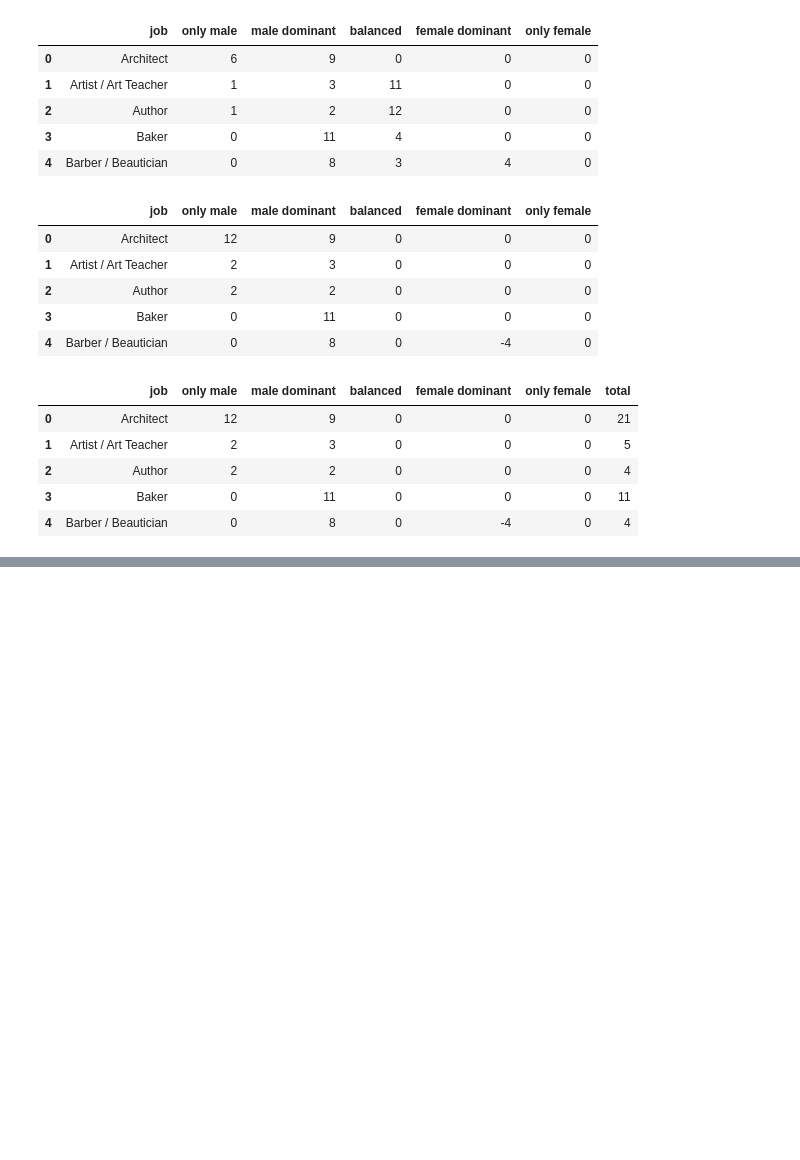
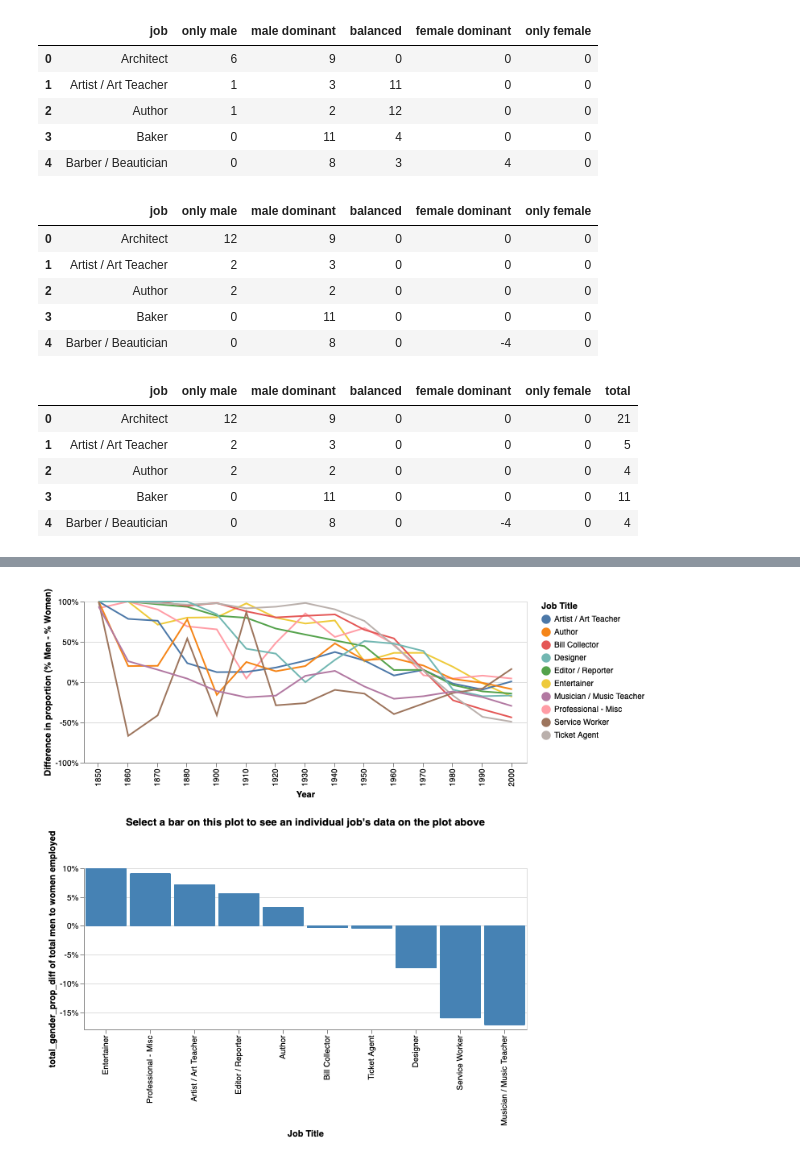
Before and after one commit to UBC-MDS/DSCI532_Group210_JobsAnalysis, a Jupyter notebook: test_code/figure_2_wrangling.ipynb, the cells around one changed output, grey strips where cells are left out. Cells and saved outputs as stored; diff of their text form; code cells hidden in the pictures; blank space fills up the shorter version.

```diff
--- a/test_code/figure_2_wrangling.ipynb
+++ b/test_code/figure_2_wrangling.ipynb
@@ -223 +242,69 @@ alt.vconcat(
+# %%
+top_9_balanced_jobs = total_gender_prop_diffs_df.sort_values(by = 'total_gender_prop_diff', ascending = False).query("total_gender_prop_diff < 0.1 and total_gender_prop_diff > -0.2 ")
+source = top_9_balanced_jobs.merge(jobs_tidy, how = 'inner', on = 'job')
+
+pts = alt.selection(type="single", encodings=['x'])
+
+lin = alt.Chart(source).mark_line().encode(
+    alt.X('year:O', title='Year'),
+    alt.Y('gender_prop_diff:Q',
+          title="Difference in proportion (% Men - % Women)",
+          scale=alt.Scale(domain=[-1,1]),
+          axis=alt.Axis(format='%')),
+    alt.Color('job:N', title= "Job Title")
+
+).transform_filter(
+    pts
+).properties(
+    width=550,
+    height=200
+)
+
+label = alt.selection_single(
+    encodings=['x'], # limit selection to x-axis value
+    on='mouseover',  # select on mouseover events
+    nearest=True,    # select data point nearest the cursor
+    empty='none'     # empty selection includes no data points
+)
+
+lin_w_interaction = alt.layer(
+    lin, # base line chart
+        alt.Chart().mark_rule(color='#aaa').encode(
+        x='year:O'
+    ).transform_filter(label),
+    lin.mark_circle().encode(
+        opacity=alt.condition(label, alt.value(1), alt.value(0))
+    ).add_selection(label),
+    lin.mark_text(align='left', dx=5, dy=-5, stroke='white', strokeWidth=2).encode(
+        text=alt.Text('gender_prop_diff:Q',format='.2%')
+    ).transform_filter(label),
+     lin.mark_text(align='left', dx=5, dy=-5).encode(
+        text=alt.Text('gender_prop_diff:Q',format='.2%')
+    ).transform_filter(label),
+    data = source
+)
+
+bar = alt.Chart(source).mark_bar().encode(
+    x=alt.X('job:N',
+            title='Job Title',
+            sort=alt.EncodingSortField(field="total_gender_prop_diff",op="sum",order="descending" )),
+    y=alt.Y('total_gender_prop_diff:Q',
+            title="total_gender_prop_diff of total men to women employed",
+            axis=alt.Axis(format='%')),
+    color=alt.condition(pts, alt.ColorValue("steelblue"), alt.ColorValue("grey"))
+).properties(
+    width=550,
+    height=200,
+    title="Select a bar on this plot to see an individual job's data on the plot above"
+).add_selection(pts)
+
+alt.vconcat(
+    lin_w_interaction,
+    bar
+).resolve_legend(
+    color="independent",
+    size="independent"
+)
+# %% [output]
+[figure, added]
 # %%
```
Also changed, not shown: parts of 8 cells of this notebook.
